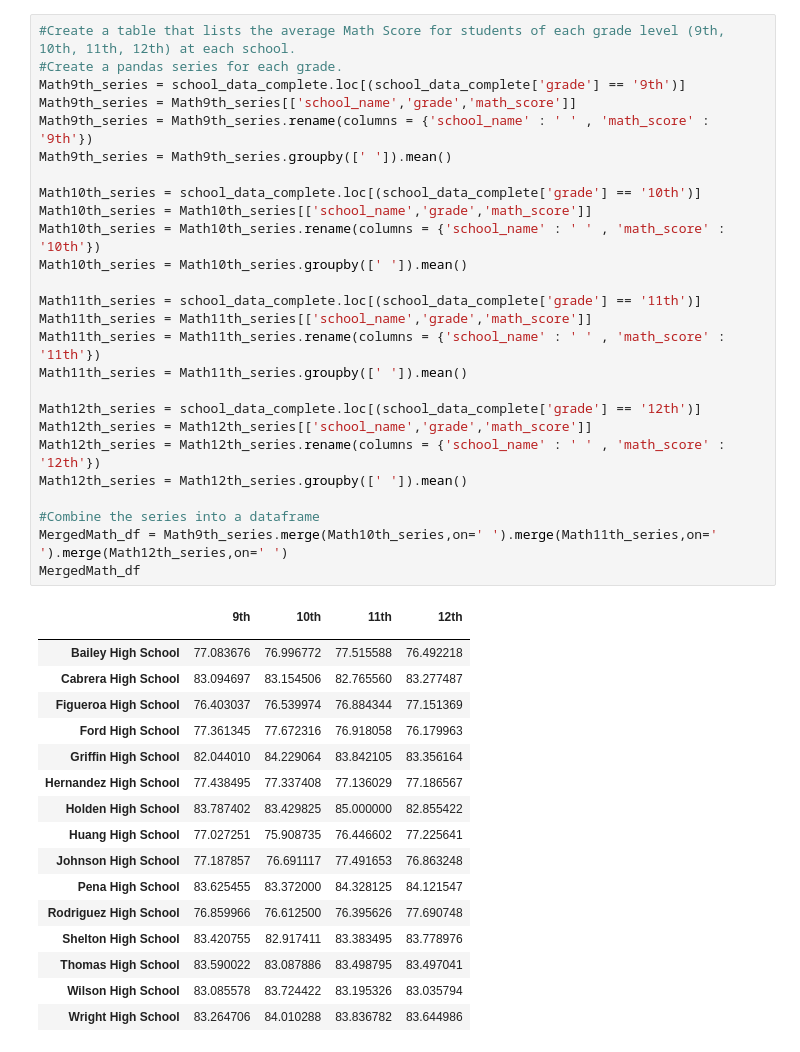
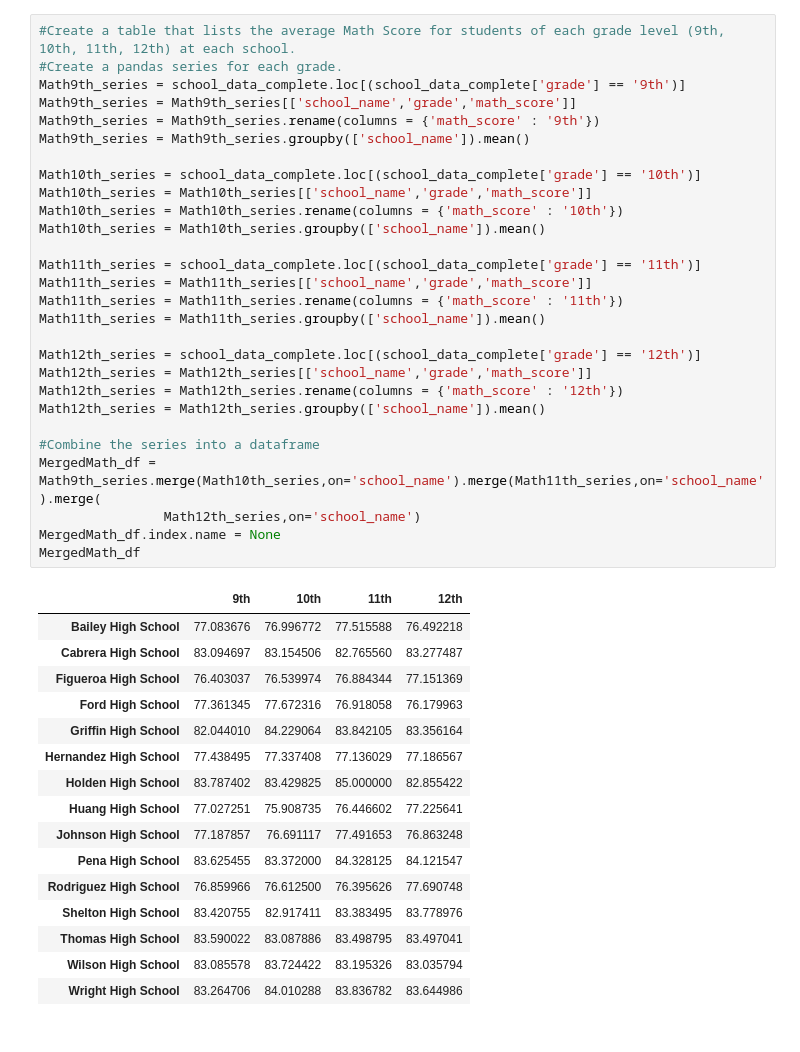
Before and after one commit to kmcgrath88/pandas-challenge, a Jupyter notebook: PyCitySchools/PyCitySchools.ipynb, the cells around one changed output. Saved outputs shown, nothing was run; the diff lists cells and outputs as text.

```diff
--- a/PyCitySchools/PyCitySchools.ipynb
+++ b/PyCitySchools/PyCitySchools.ipynb
@@ -185,32 +154,33 @@ Worst5Overall_df.head()
 # %%
 #Create a table that lists the average Math Score for students of each grade level (9th, 10th, 11th, 12th) at each school.
 #Create a pandas series for each grade.
 Math9th_series = school_data_complete.loc[(school_data_complete['grade'] == '9th')]
 Math9th_series = Math9th_series[['school_name','grade','math_score']]
-Math9th_series = Math9th_series.rename(columns = {'school_name' : ' ' , 'math_score' : '9th'})
-Math9th_series = Math9th_series.groupby([' ']).mean()
+Math9th_series = Math9th_series.rename(columns = {'math_score' : '9th'})
+Math9th_series = Math9th_series.groupby(['school_name']).mean()
 
 Math10th_series = school_data_complete.loc[(school_data_complete['grade'] == '10th')]
 Math10th_series = Math10th_series[['school_name','grade','math_score']]
-Math10th_series = Math10th_series.rename(columns = {'school_name' : ' ' , 'math_score' : '10th'})
-Math10th_series = Math10th_series.groupby([' ']).mean()
+Math10th_series = Math10th_series.rename(columns = {'math_score' : '10th'})
+Math10th_series = Math10th_series.groupby(['school_name']).mean()
 
 Math11th_series = school_data_complete.loc[(school_data_complete['grade'] == '11th')]
 Math11th_series = Math11th_series[['school_name','grade','math_score']]
-Math11th_series = Math11th_series.rename(columns = {'school_name' : ' ' , 'math_score' : '11th'})
-Math11th_series = Math11th_series.groupby([' ']).mean()
+Math11th_series = Math11th_series.rename(columns = {'math_score' : '11th'})
+Math11th_series = Math11th_series.groupby(['school_name']).mean()
 
 Math12th_series = school_data_complete.loc[(school_data_complete['grade'] == '12th')]
 Math12th_series = Math12th_series[['school_name','grade','math_score']]
-Math12th_series = Math12th_series.rename(columns = {'school_name' : ' ' , 'math_score' : '12th'})
-Math12th_series = Math12th_series.groupby([' ']).mean()
+Math12th_series = Math12th_series.rename(columns = {'math_score' : '12th'})
+Math12th_series = Math12th_series.groupby(['school_name']).mean()
 
 #Combine the series into a dataframe
-MergedMath_df = Math9th_series.merge(Math10th_series,on=' ').merge(Math11th_series,on=' ').merge(Math12th_series,on=' ')
+MergedMath_df = Math9th_series.merge(Math10th_series,on='school_name').merge(Math11th_series,on='school_name').merge(
+                Math12th_series,on='school_name')
+MergedMath_df.index.name = None
 MergedMath_df
 # %% [output]
 |  | 9th | 10th | 11th | 12th |
-|  |  |  |  |  |
 | Bailey High School | 77.083676 | 76.996772 | 77.515588 | 76.492218 |
 | Cabrera High School | 83.094697 | 83.154506 | 82.765560 | 83.277487 |
 | Figueroa High School | 76.403037 | 76.539974 | 76.884344 | 77.151369 |
```
Also changed, not shown: parts of 15 cells of this notebook.
